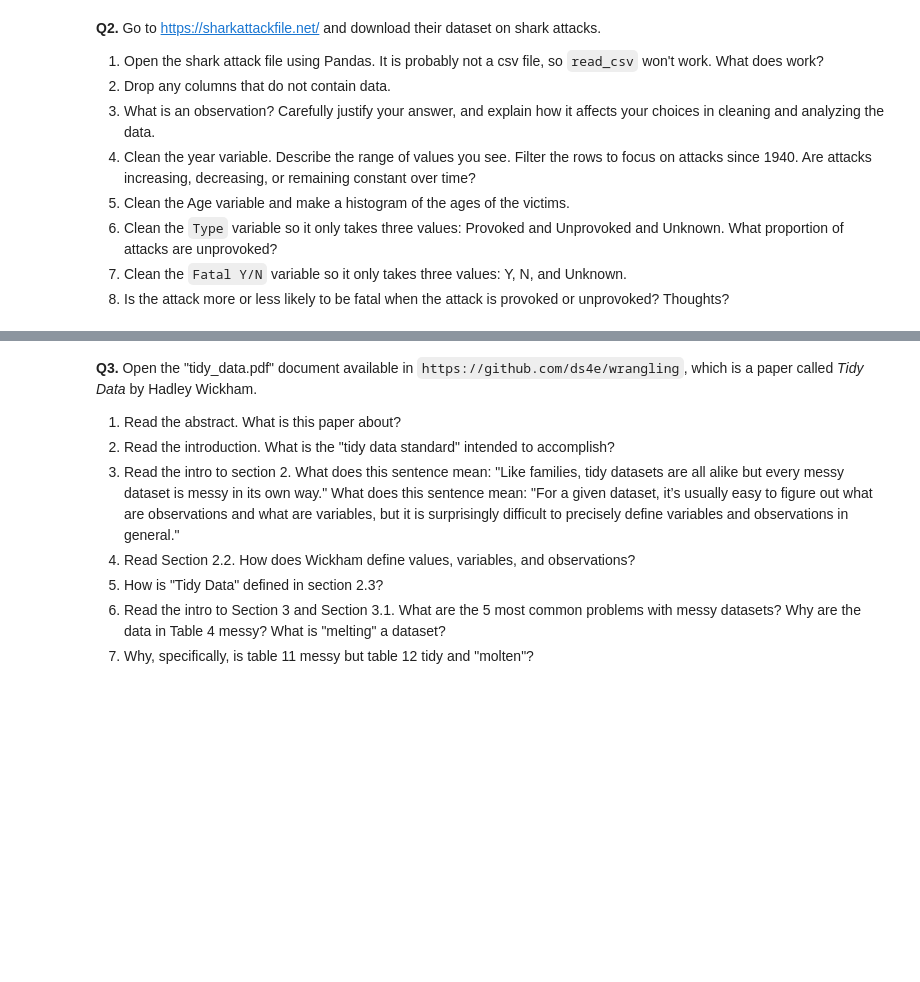
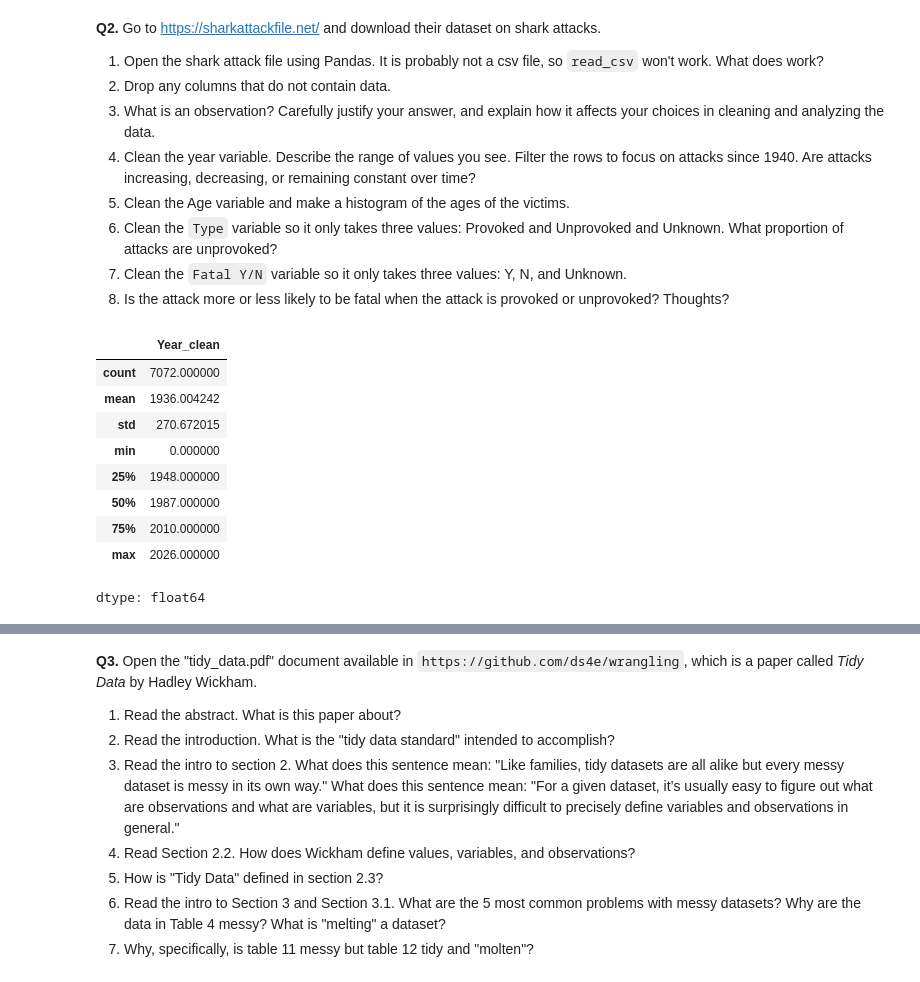
Before and after one commit to Elizabethav03/My_undergrad_ml_assignments, a Jupyter notebook: 01_assignment_wrangling_and_eda.ipynb, the cells around one changed output, grey strips where cells are left out. Cells and saved outputs as stored; diff of their text form; code cells hidden in the pictures; blank space fills up the shorter version.

```diff
--- a/01_assignment_wrangling_and_eda.ipynb
+++ b/01_assignment_wrangling_and_eda.ipynb
@@ -62,0 +142,14 @@ df = pd.read_csv('data/airbnb_NYC.csv', encoding='latin1')
+# %%
+# Clean the year variable. Describe the range of values you see. Filter the rows to focus on attacks since 1940. Are attacks increasing, decreasing, or remaining constant over time?
+sharks["Year_clean"].describe()
+# %% [output]
+|  | Year_clean |
+| count | 7072.000000 |
+| mean | 1936.004242 |
+| std | 270.672015 |
+| min | 0.000000 |
+| 25% | 1948.000000 |
+| 50% | 1987.000000 |
+| 75% | 2010.000000 |
+| max | 2026.000000 |
+dtype: float64
```
Also changed, not shown: parts of 17 cells of this notebook.
